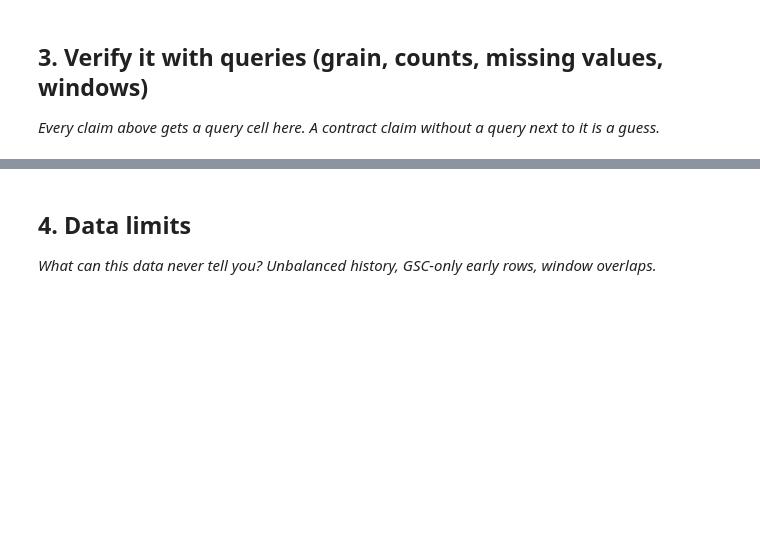
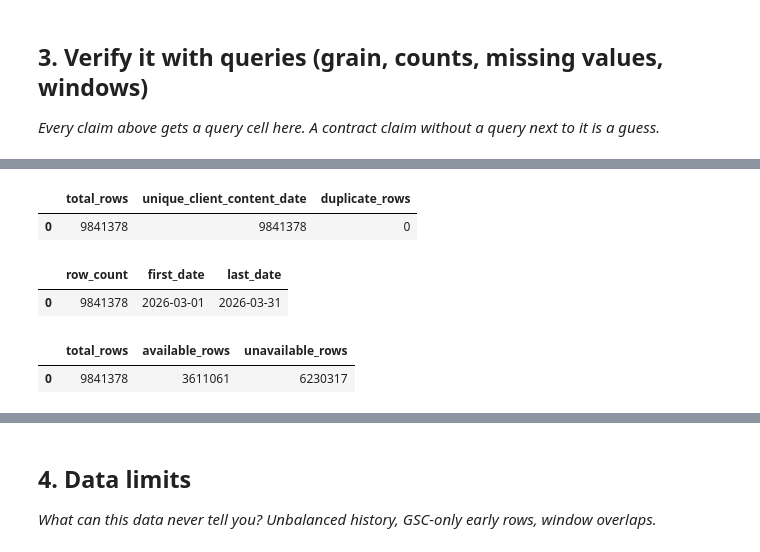
Before and after one commit to Roselyn-Koech/flyrank-ml-internship, a Jupyter notebook: work/notebooks/w03_data_contract.ipynb, the cells around one changed output, grey strips where cells are left out. Cells and saved outputs as stored; diff of their text form; code cells hidden in the pictures; blank space fills up the shorter version.

```diff
--- a/work/notebooks/w03_data_contract.ipynb
+++ b/work/notebooks/w03_data_contract.ipynb
@@ -29,0 +111,58 @@ This skeleton is yours to fill. Work the sections **in order** — each one has
+# %%
+grain_check = con.sql(f"""
+    SELECT
+        COUNT(*) AS total_rows,
+        COUNT(DISTINCT
+            client_hash_id || '|' ||
+            content_hash_id || '|' ||
+            CAST(report_date AS VARCHAR)
+        ) AS unique_client_content_date,
+        COUNT(*) -
+        COUNT(DISTINCT
+            client_hash_id || '|' ||
+            content_hash_id || '|' ||
+            CAST(report_date AS VARCHAR)
+        ) AS duplicate_rows
+    FROM {TABLES['fact_daily']}
+    WHERE report_date >= DATE '2026-03-01'
+      AND report_date < DATE '2026-04-01'
+""").df()
+
+grain_check
+# %% [output]
+|  | total_rows | unique_client_content_date | duplicate_rows |
+| 0 | 9841378 | 9841378 | 0 |
+# %%
+date_check = con.sql(f"""
+    SELECT
+        COUNT(*) AS row_count,
+        MIN(report_date) AS first_date,
+        MAX(report_date) AS last_date
+    FROM {TABLES['fact_daily']}
+    WHERE report_date >= DATE '2026-03-01'
+      AND report_date < DATE '2026-04-01'
+""").df()
+
+date_check
+# %% [output]
+|  | row_count | first_date | last_date |
+| 0 | 9841378 | 2026-03-01 | 2026-03-31 |
+# %%
+availability_check = con.sql(f"""
+    SELECT
+        COUNT(*) AS total_rows,
+        COUNT(*) FILTER (
+            WHERE gsc_data_available IS TRUE
+        ) AS available_rows,
+        COUNT(*) FILTER (
+            WHERE gsc_data_available IS NOT TRUE
+        ) AS unavailable_rows
+    FROM {TABLES['fact_daily']}
+    WHERE report_date >= DATE '2026-03-01'
+      AND report_date < DATE '2026-04-01'
+""").df()
+
+availability_check
+# %% [output]
+|  | total_rows | available_rows | unavailable_rows |
+| 0 | 9841378 | 3611061 | 6230317 |
```
Also changed, not shown: parts of 13 cells of this notebook.
